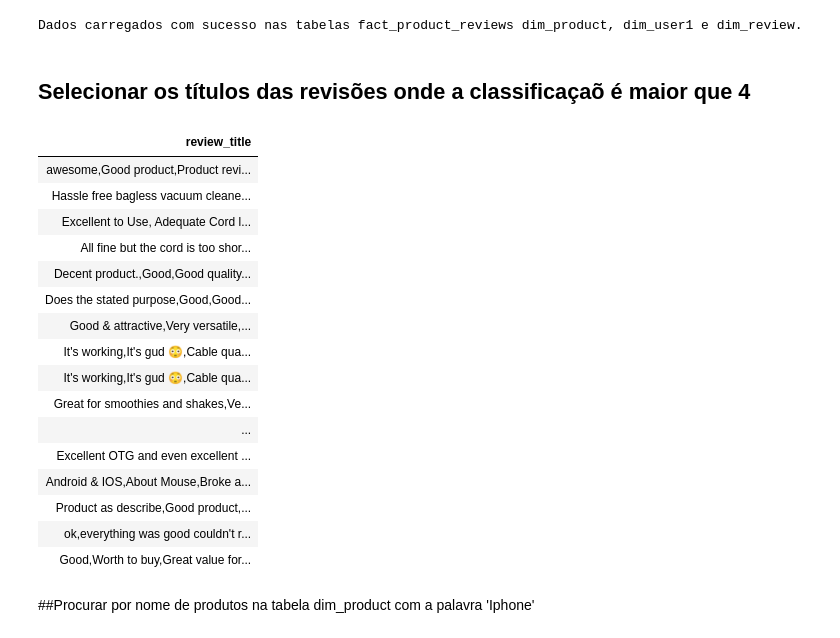
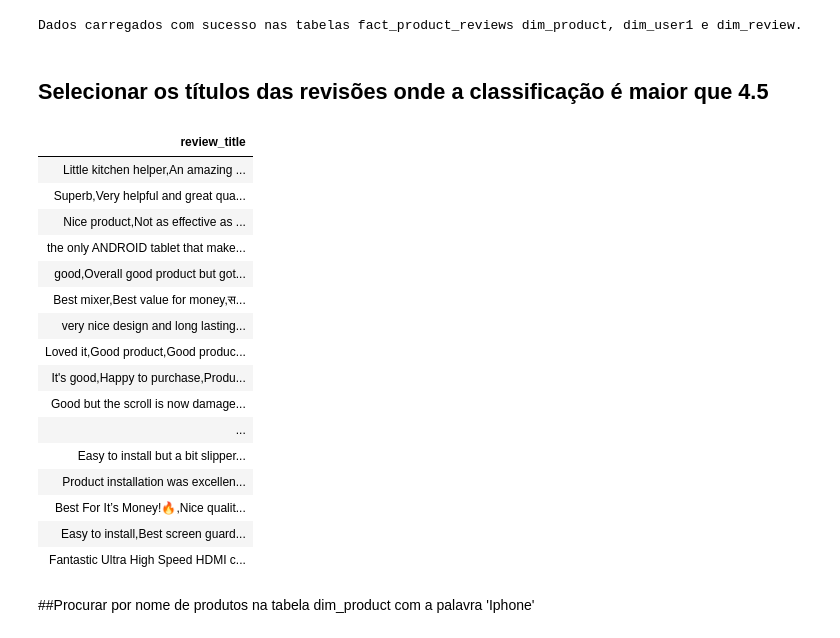
Before and after one commit to rodrigo8502/projeto5, a Jupyter notebook: amazon1.ipynb, the cells around one changed output. Saved outputs shown, nothing was run; the diff lists cells and outputs as text; code cells hidden in the pictures.

```diff
--- a/amazon1.ipynb
+++ b/amazon1.ipynb
@@ -747,32 +747,32 @@ print("Dados carregados com sucesso nas tabelas fact_product_reviews dim_product
 # %% [output]
 Dados carregados com sucesso nas tabelas fact_product_reviews dim_product, dim_user1 e dim_review.
 # %% [markdown]
-## Selecionar os títulos das revisões onde a classificaçaõ é maior que 4
+## Selecionar os títulos das revisões onde a classificação é maior que 4.5
 # %%
 
 %sql
 SELECT dr.review_title
 FROM dim_review dr
 JOIN fact_product_reviews fpr ON dr.review_id = fpr.review_id
-WHERE fpr.rating > 4;
+WHERE fpr.rating > 4.5;
 # %% [output]
 | review_title |
-| awesome,Good product,Product revi... |
-| Hassle free bagless vacuum cleane... |
-| Excellent to Use, Adequate Cord l... |
-| All fine but the cord is too shor... |
-| Decent product.,Good,Good quality... |
-| Does the stated purpose,Good,Good... |
-| Good & attractive,Very versatile,... |
-| It's working,It's gud 😳,Cable qua... |
-| It's working,It's gud 😳,Cable qua... |
-| Great for smoothies and shakes,Ve... |
+| Little kitchen helper,An amazing ... |
+| Superb,Very helpful and great qua... |
+| Nice product,Not as effective as ... |
+| the only ANDROID tablet that make... |
+| good,Overall good product but got... |
+| Best mixer,Best value for money,स... |
+| very nice design and long lasting... |
+| Loved it,Good product,Good produc... |
+| It's good,Happy to purchase,Produ... |
+| Good but the scroll is now damage... |
 | ... |
-| Excellent OTG and even excellent ... |
-| Android & IOS,About Mouse,Broke a... |
-| Product as describe,Good product,... |
-| ok,everything was good couldn't r... |
-| Good,Worth to buy,Great value for... |
+| Easy to install but a bit slipper... |
+| Product installation was excellen... |
+| Best For It’s Money!🔥,Nice qualit... |
+| Easy to install,Best screen guard... |
+| Fantastic Ultra High Speed HDMI c... |
 # %% [markdown]
 ##Procurar por nome de produtos na tabela dim_product com a palavra 'Iphone'
 # %%
```
